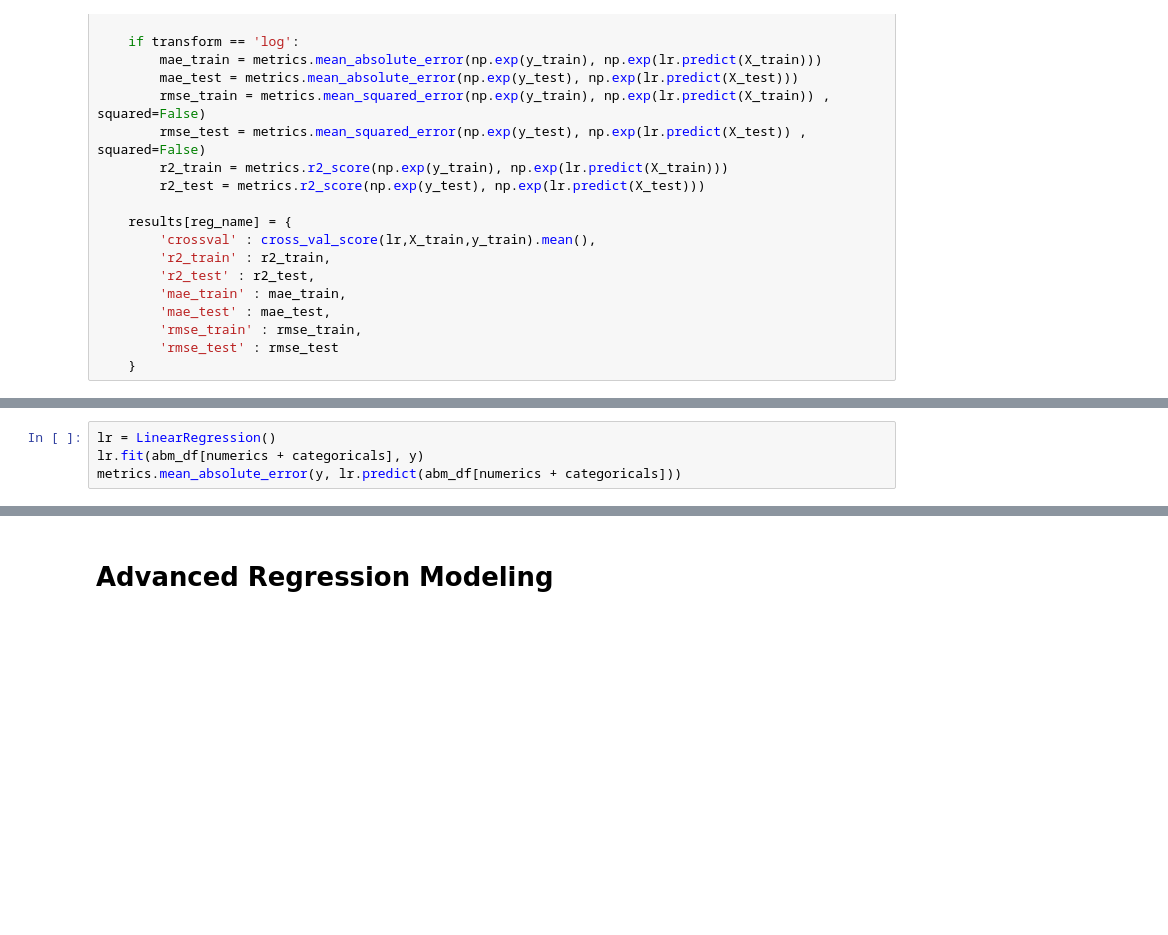
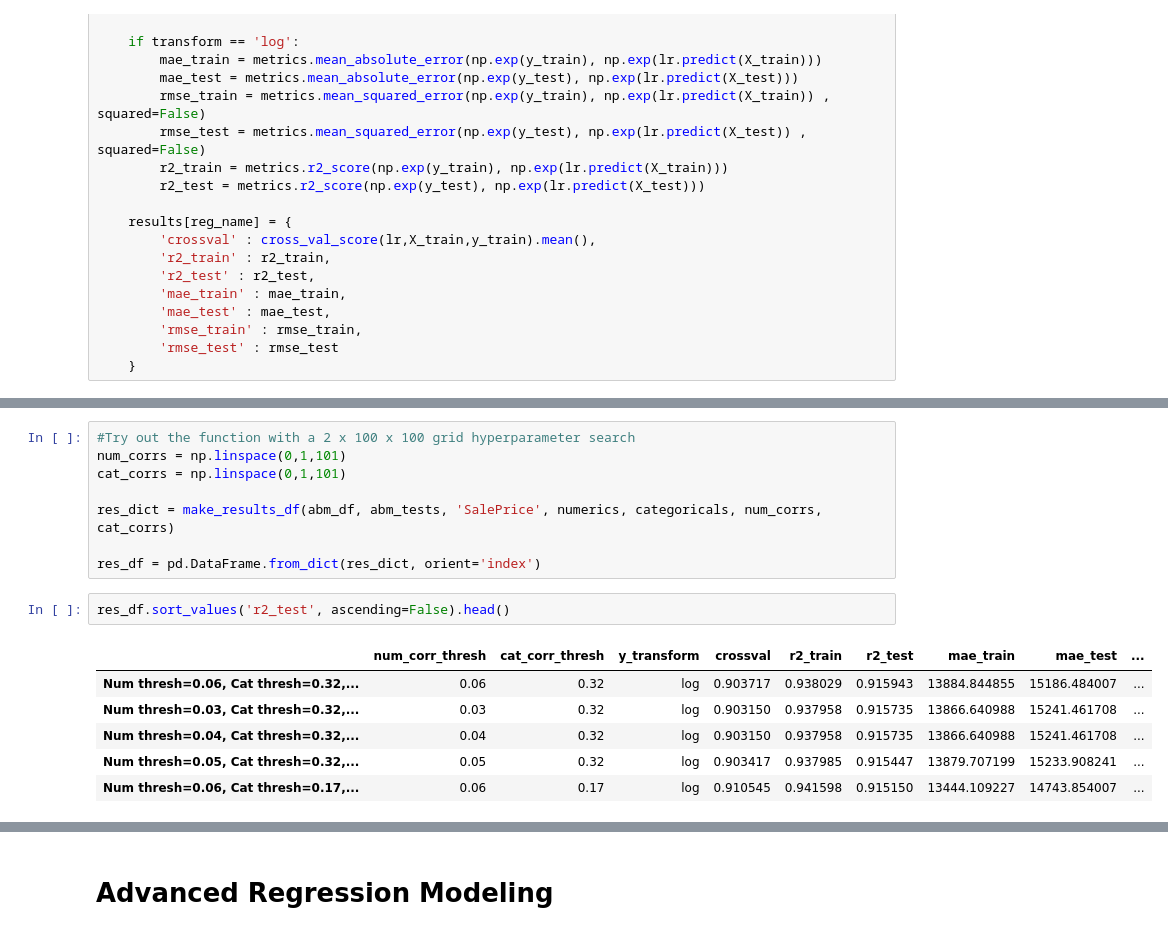
Before and after one commit to simonlazarus/Predicting-House-Prices-with-Linear-Regression, a Jupyter notebook: code/4_modeling.ipynb, the cells around one changed output, grey strips where cells are left out. Cells and saved outputs as stored; diff of their text form; blank space fills up the shorter version.

```diff
--- a/code/4_modeling.ipynb
+++ b/code/4_modeling.ipynb
@@ -590,4 +577,0 @@ Since this is our best model so far (in terms of $R^2$/MSE), let's also check ou
-# %%
-lr = LinearRegression()
-lr.fit(abm_df[numerics + categoricals], y)
-metrics.mean_absolute_error(y, lr.predict(abm_df[numerics + categoricals]))
@@ -630,0 +672,17 @@ So this model has both our best $R^2$/MSE and our best MAE so far!
+# %%
+#Try out the function with a 2 x 100 x 100 grid hyperparameter search
+num_corrs = np.linspace(0,1,101)
+cat_corrs = np.linspace(0,1,101)
+
+res_dict = make_results_df(abm_df, abm_tests, 'SalePrice', numerics, categoricals, num_corrs, cat_corrs)
+
+res_df = pd.DataFrame.from_dict(res_dict, orient='index')
+# %%
+res_df.sort_values('r2_test', ascending=False).head()
+# %% [output]
+|  | num_corr_thresh | cat_corr_thresh | y_transform | crossval | r2_train | r2_test | mae_train | mae_test | ... |
+| Num thresh=0.06, Cat thresh=0.32,... | 0.06 | 0.32 | log | 0.903717 | 0.938029 | 0.915943 | 13884.844855 | 15186.484007 | ... |
+| Num thresh=0.03, Cat thresh=0.32,... | 0.03 | 0.32 | log | 0.903150 | 0.937958 | 0.915735 | 13866.640988 | 15241.461708 | ... |
+| Num thresh=0.04, Cat thresh=0.32,... | 0.04 | 0.32 | log | 0.903150 | 0.937958 | 0.915735 | 13866.640988 | 15241.461708 | ... |
+| Num thresh=0.05, Cat thresh=0.32,... | 0.05 | 0.32 | log | 0.903417 | 0.937985 | 0.915447 | 13879.707199 | 15233.908241 | ... |
+| Num thresh=0.06, Cat thresh=0.17,... | 0.06 | 0.17 | log | 0.910545 | 0.941598 | 0.915150 | 13444.109227 | 14743.854007 | ... |
```
Also changed, not shown: parts of 83 cells of this notebook, 6 other files.
